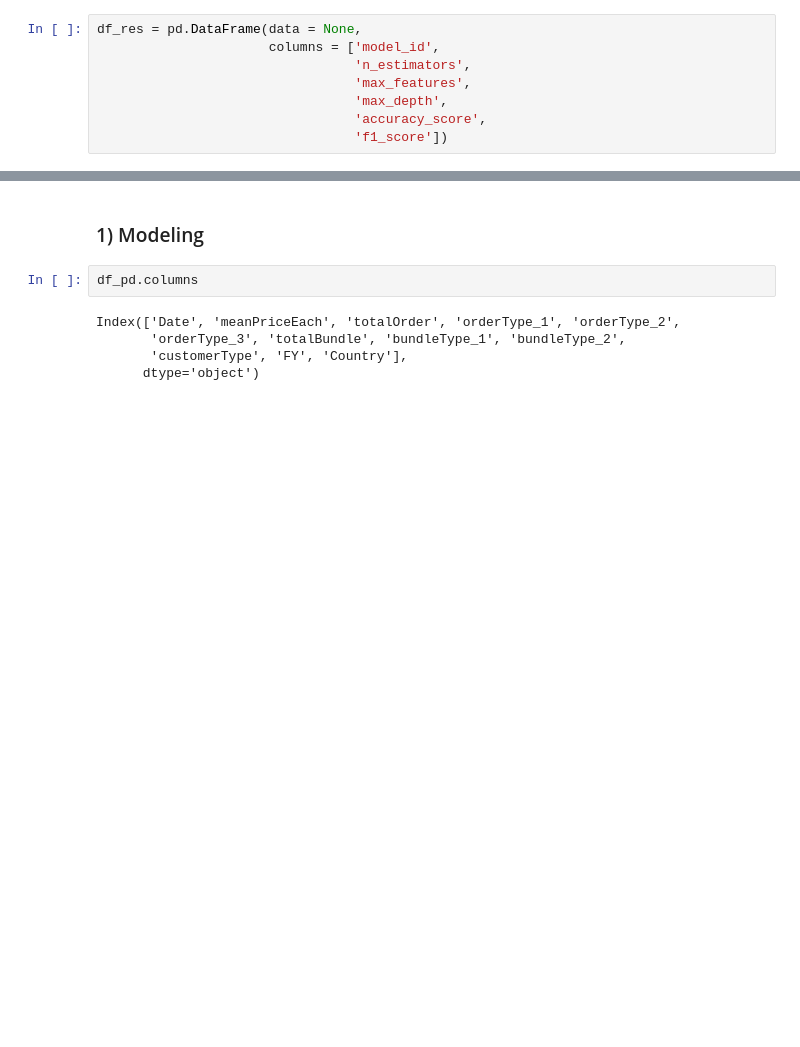
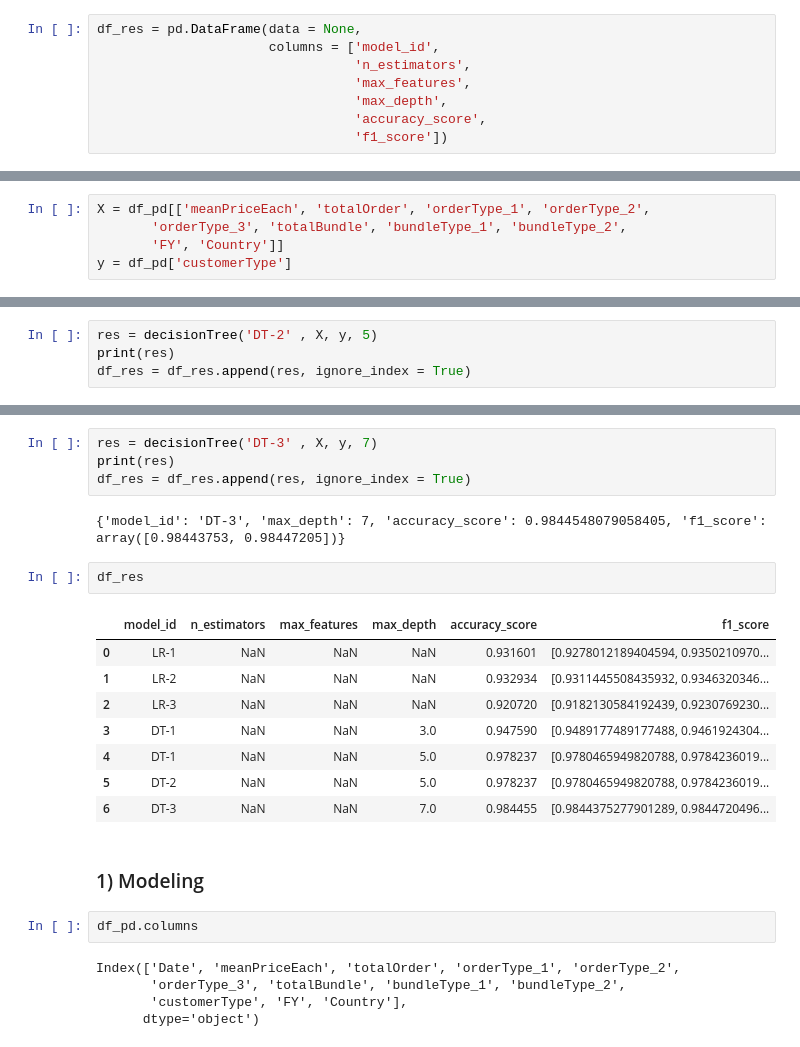
Before and after one commit to winterconnect/Machine_Learning, a Jupyter notebook: Python_Machine_Learning/code/Practice_Product.ipynb, the cells around one changed output, grey strips where cells are left out. Cells and saved outputs as stored; diff of their text form; blank space fills up the shorter version.

```diff
--- a/Python_Machine_Learning/code/Practice_Product.ipynb
+++ b/Python_Machine_Learning/code/Practice_Product.ipynb
@@ -228,0 +288,5 @@ df_res = pd.DataFrame(data = None,
+# %%
+X = df_pd[['meanPriceEach', 'totalOrder', 'orderType_1', 'orderType_2',
+       'orderType_3', 'totalBundle', 'bundleType_1', 'bundleType_2',
+       'FY', 'Country']]
+y = df_pd['customerType']
@@ -228,0 +307,4 @@ df_res = pd.DataFrame(data = None,
+# %%
+res = decisionTree('DT-2' , X, y, 5)
+print(res)
+df_res = df_res.append(res, ignore_index = True)
@@ -229,3 +323,20 @@ df_res = pd.DataFrame(data = None,
+# %%
+res = decisionTree('DT-3' , X, y, 7)
+print(res)
+df_res = df_res.append(res, ignore_index = True)
+# %% [output]
+{'model_id': 'DT-3', 'max_depth': 7, 'accuracy_score': 0.9844548079058405, 'f1_score': array([0.98443753, 0.98447205])}
+# %%
+df_res
+# %% [output]
+|  | model_id | n_estimators | max_features | max_depth | accuracy_score | f1_score |
+| 0 | LR-1 | NaN | NaN | NaN | 0.931601 | [0.9278012189404594, 0.9350210970... |
+| 1 | LR-2 | NaN | NaN | NaN | 0.932934 | [0.9311445508435932, 0.9346320346... |
+| 2 | LR-3 | NaN | NaN | NaN | 0.920720 | [0.9182130584192439, 0.9230769230... |
+| 3 | DT-1 | NaN | NaN | 3.0 | 0.947590 | [0.9489177489177488, 0.9461924304... |
+| 4 | DT-1 | NaN | NaN | 5.0 | 0.978237 | [0.9780465949820788, 0.9784236019... |
+| 5 | DT-2 | NaN | NaN | 5.0 | 0.978237 | [0.9780465949820788, 0.9784236019... |
+| 6 | DT-3 | NaN | NaN | 7.0 | 0.984455 | [0.9844375277901289, 0.9844720496... |
 # %% [markdown]
 ### 1) Modeling
 # %%
```
Also changed, not shown: parts of 22 cells of this notebook.
